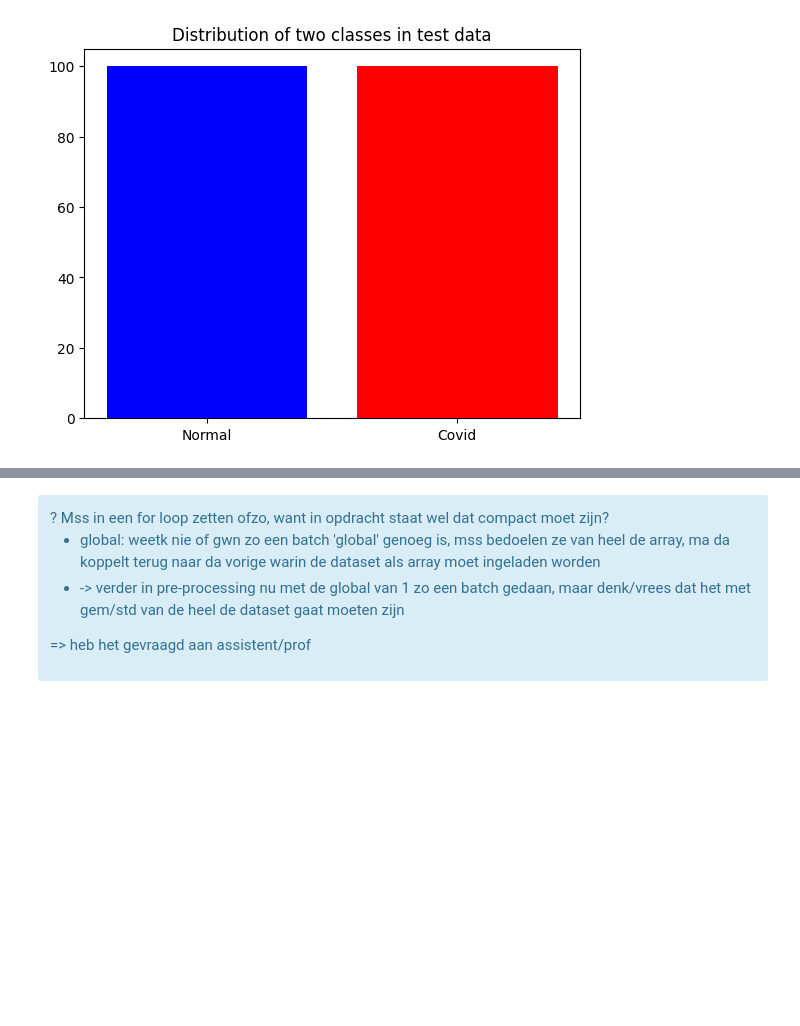
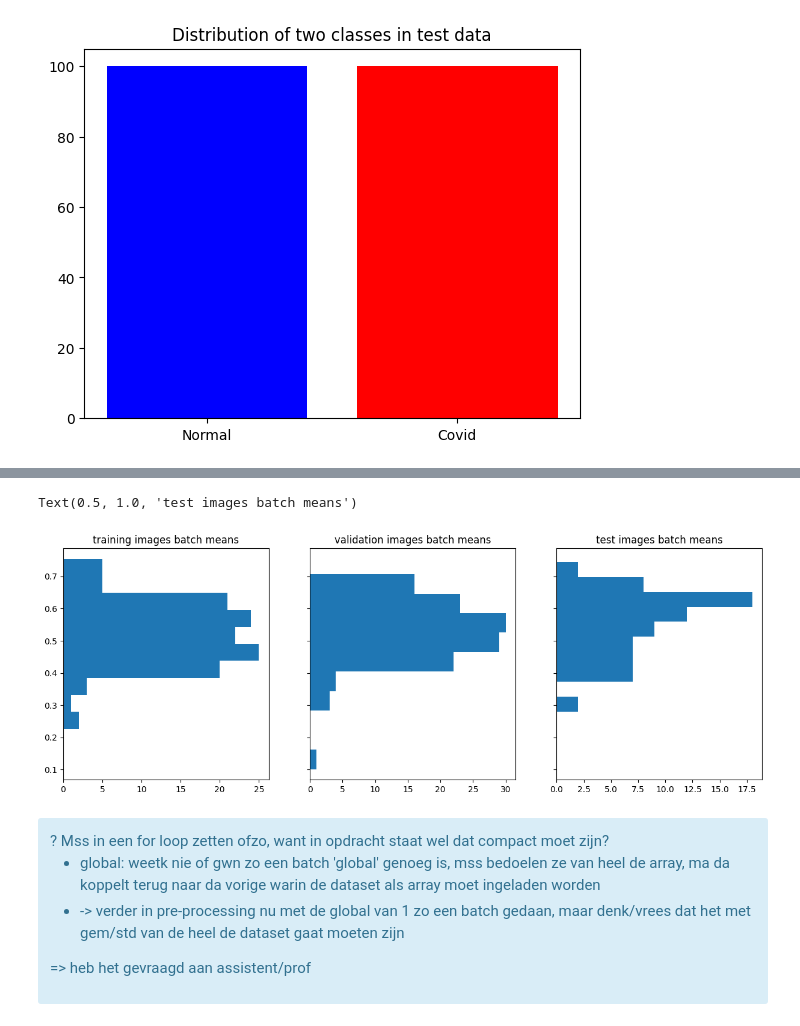
Before and after one commit to rogoemin/projectAI, a Jupyter notebook: projectAI(1).ipynb, the cells around one changed output, grey strips where cells are left out. Drawn from its saved outputs; the diff is of its cells as text; code cells hidden in the pictures; blank space fills up the shorter version.

```diff
--- a/projectAI(1).ipynb
+++ b/projectAI(1).ipynb
@@ -240,7 +265,7 @@ print(np.shape(sample_training_images))
 # %% [output]
 (128, 299, 299, 3)
 # %%
-sample_images = sample_training_images[:5]
+sample_images = sample_training_images
 
 # sample_images shape: (batch_size, height, width, channels)
 
@@ -249,9 +274,9 @@ sample_images = sample_training_images[:5]
 image_means = np.mean(sample_images, axis=(1, 2, 3))  #average intensity over each image
 image_stds = np.std(sample_images, axis=(1, 2, 3))    #how much pixel value varies in each image
 
-# Global stats across all pixels in the batch
-global_mean = np.mean(sample_images)
-global_std = np.std(sample_images)
+# Global stats across all pixels from all images
+global_mean = np.mean(training_images)
+global_std = np.std(training_images)
 
 # Print results
 print("=== Per Image Stats ===")
@@ -259,7 +284,14 @@ print(f"Pixel Means: {image_means}")
 print(f"Pixel STDs: {image_stds}")
 
 print("\n=== Global Stats ===")
-print(f"Global Pixel Mean: {global_mean:.4f}")
+print(f"Global Mean: {global_mean:.4f}")
 print(f"Global Pixel Std Dev: {global_std:.4f}")
+
+
+
+# Check accuracy per class
+#from sklearn.metrics import classification_report
+#print(classification_report(sample_training_labels, sample_predicted_label, target_names=['Normal', 'COVID']))
+#do this when model is ran and look at differences
 # %% [output]
 === Per Image Stats ===
@@ -351,5 +393,5 @@ plotImages(sample_val_images[:5], sample_val_labels[:5])
 # %%
-sample_images_val = sample_val_images[:5]
+sample_images_val = sample_val_images
 
 # sample_images shape: (batch_size, height, width, channels)
 
@@ -359,8 +401,8 @@ image_means_val = np.mean(sample_images_val, axis=(1, 2, 3))  #average intensity
 image_stds_val = np.std(sample_images_val, axis=(1, 2, 3))    #how much pixel value varies in each image
 
 # Global stats across all pixels in the batch
-global_mean_val = np.mean(sample_images_val)
-global_std_val = np.std(sample_images_val)
+global_mean_val = np.mean(validation_images)
+global_std_val = np.std(validation_images)
 
 # Print results
 print("=== Per Image Stats ===")
@@ -460,5 +512,5 @@ plotImages(sample_test_images[:5], sample_test_labels[:5])
 # %%
-sample_images_test = sample_test_images[:5]
+sample_images_test = sample_test_images
 
 # sample_images shape: (batch_size, height, width, channels)
 
@@ -468,8 +520,8 @@ image_means_test = np.mean(sample_images_test, axis=(1, 2, 3))  #average intensi
 image_stds_test = np.std(sample_images_test, axis=(1, 2, 3))    #how much pixel value varies in each image
 
 # Global stats across all pixels in the batch
-global_mean_test = np.mean(sample_images_test)
-global_std_test = np.std(sample_images_test)
+global_mean_test = np.mean(test_images)
+global_std_test = np.std(test_images)
 
 # Print results
 print("=== Per Image Stats ===")
@@ -490,3 +552,17 @@ Global Pixel Std Dev: 0.2707
+# %%
+fig, ax = plt.subplots(1, 3, figsize=(15, 5), sharey=True)
+
+ax[0].hist(image_means, orientation = 'horizontal')
+ax[0].set_title('training images batch means')
+
+ax[1].hist(image_means_val, orientation = 'horizontal')
+ax[1].set_title('validation images batch means')
+
+ax[2].hist(image_means_test, orientation = 'horizontal')
+ax[2].set_title('test images batch means')
+# %% [output]
+Text(0.5, 1.0, 'test images batch means')
+[figure, added]
 # %% [markdown]
 <div class="alert alert-block alert-info">
 ? Mss in een for loop zetten ofzo, want in opdracht staat wel dat compact moet zijn?
```
Also changed, not shown: parts of 27 cells of this notebook.
